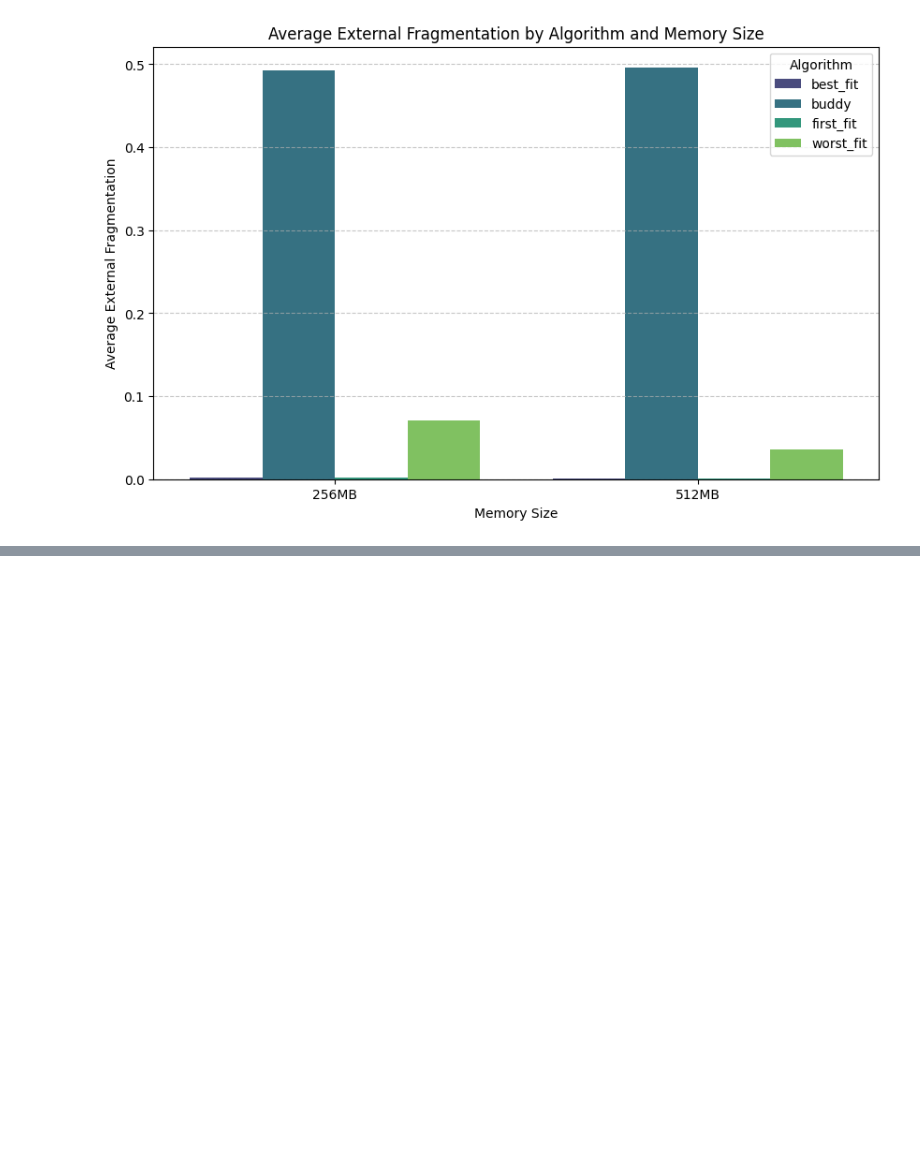
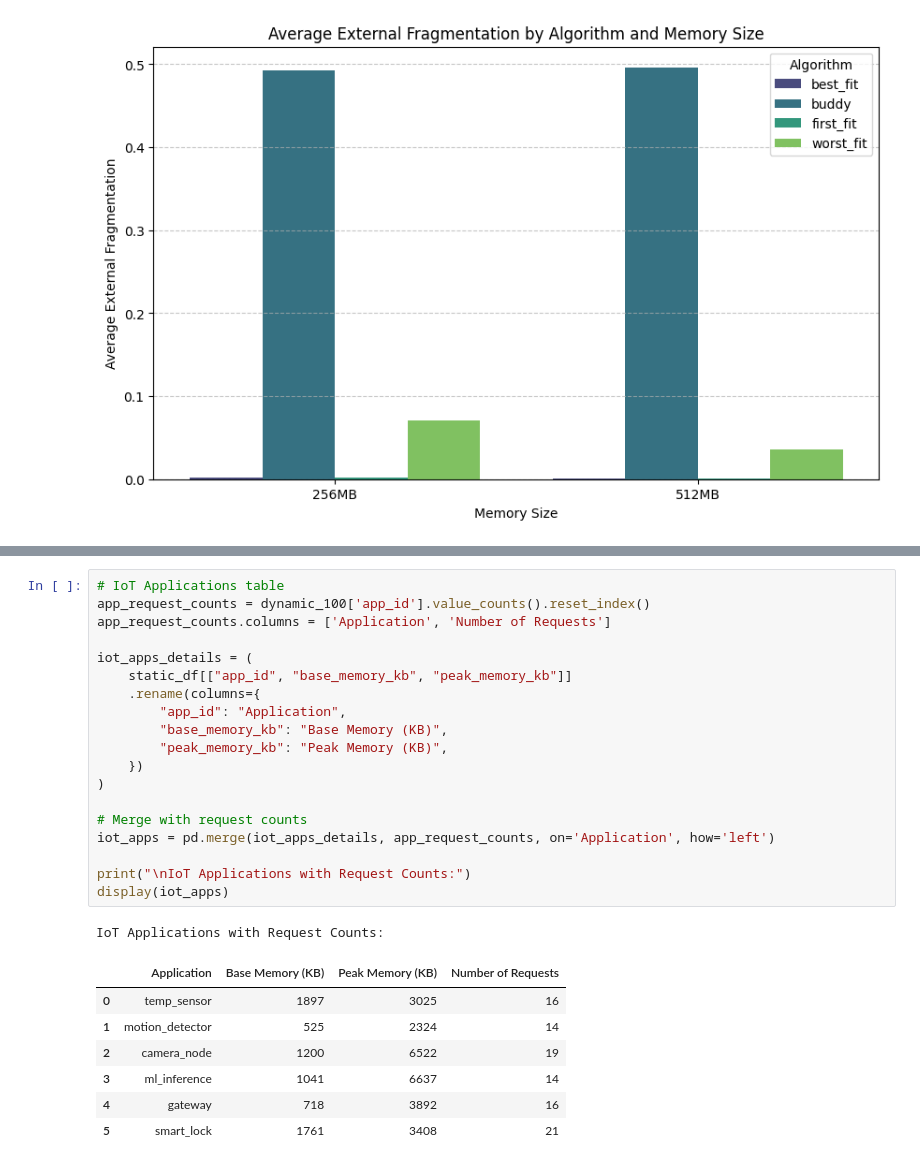
Before and after one commit to chowdhury27mykh-cell/OPERATING-SYSTEM, a Jupyter notebook: OS_RTV_PROCESS_ALLOCATION.ipynb, the cells around one changed output, grey strips where cells are left out. Cells and saved outputs as stored; diff of their text form; blank space fills up the shorter version.

```diff
--- a/OS_RTV_PROCESS_ALLOCATION.ipynb
+++ b/OS_RTV_PROCESS_ALLOCATION.ipynb
@@ -520,0 +554,28 @@ Let's analyze the `comparison_table` to understand the performance of each memor
+# %%
+# IoT Applications table
+app_request_counts = dynamic_100['app_id'].value_counts().reset_index()
+app_request_counts.columns = ['Application', 'Number of Requests']
+
+iot_apps_details = (
+    static_df[["app_id", "base_memory_kb", "peak_memory_kb"]]
+    .rename(columns={
+        "app_id": "Application",
+        "base_memory_kb": "Base Memory (KB)",
+        "peak_memory_kb": "Peak Memory (KB)",
+    })
+)
+
+# Merge with request counts
+iot_apps = pd.merge(iot_apps_details, app_request_counts, on='Application', how='left')
+
+print("\nIoT Applications with Request Counts:")
+display(iot_apps)
+# %% [output]
+IoT Applications with Request Counts:
+|  | Application | Base Memory (KB) | Peak Memory (KB) | Number of Requests |
+| 0 | temp_sensor | 1897 | 3025 | 16 |
+| 1 | motion_detector | 525 | 2324 | 14 |
+| 2 | camera_node | 1200 | 6522 | 19 |
+| 3 | ml_inference | 1041 | 6637 | 14 |
+| 4 | gateway | 718 | 3892 | 16 |
+| 5 | smart_lock | 1761 | 3408 | 21 |
```
Also changed, not shown: parts of 3 cells of this notebook.
